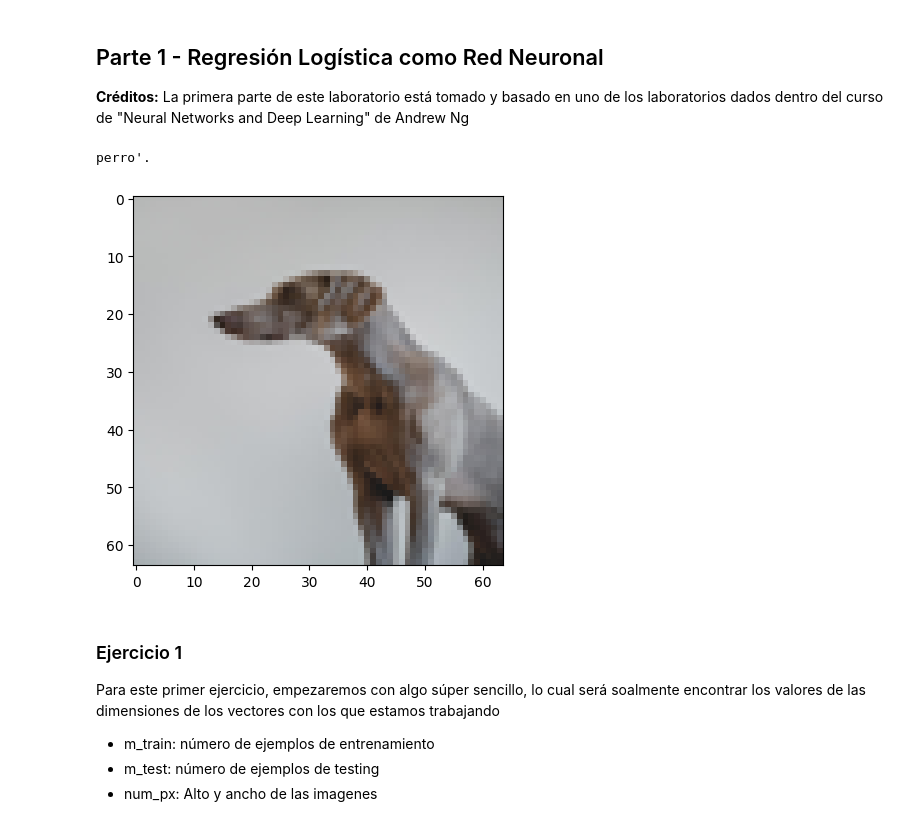
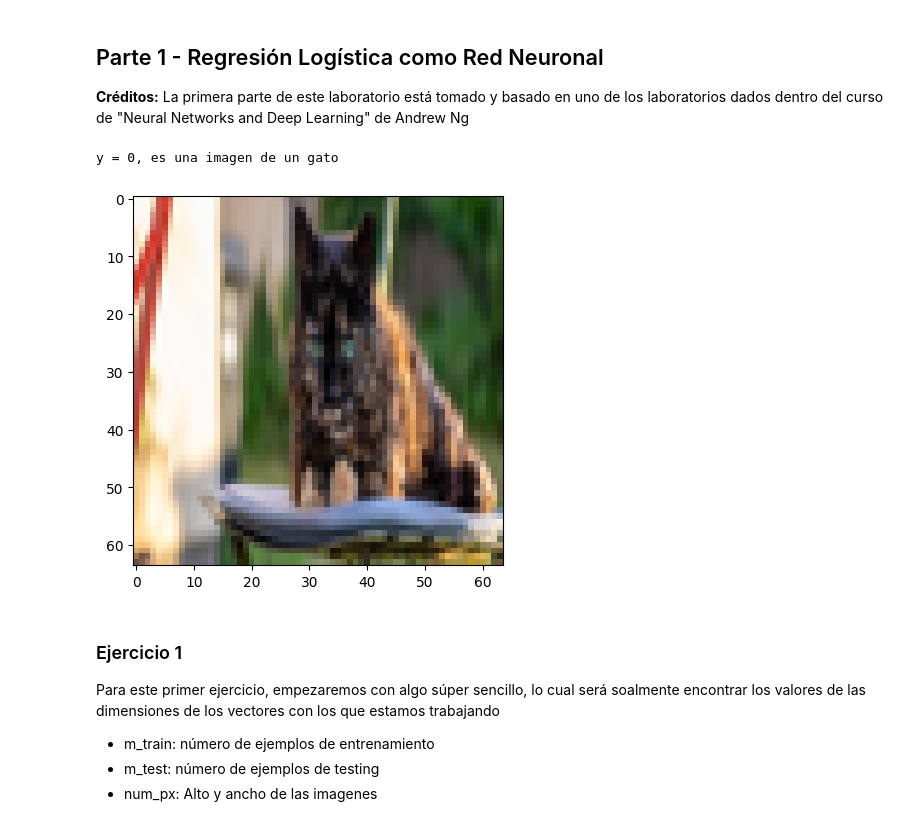
Before and after one commit to XaviAlvarado18/Deep_Learning-Lab01, a Jupyter notebook: lab1.ipynb, the cells around one changed output. Saved outputs shown, nothing was run; the diff lists cells and outputs as text; code cells hidden in the pictures.

```diff
--- a/lab1.ipynb
+++ b/lab1.ipynb
@@ -188,12 +182,12 @@ train_labels = train_labels.reshape((1, len(train_labels)))
 test_labels = test_labels.reshape((1, len(test_labels)))
 # %%
 # Ejemplo de una imagen
-index = 302
+index = 63
 plt.imshow(train_images[index])
 print ("y = " + str(train_labels[0][index]) + ", es una imagen de un " + 'gato' if train_labels[0][index]==0 else 'perro' +  "'.")
 # %% [output]
-perro'.
+y = 0, es una imagen de un gato
-[figure, old version]
+[figure, new version]
 # %% [markdown]
 ### Ejercicio 1
 Para este primer ejercicio, empezaremos con algo súper sencillo, lo cual será soalmente encontrar los valores de las dimensiones de los vectores con los que estamos trabajando
```
Also changed, not shown: parts of 7 cells of this notebook.
